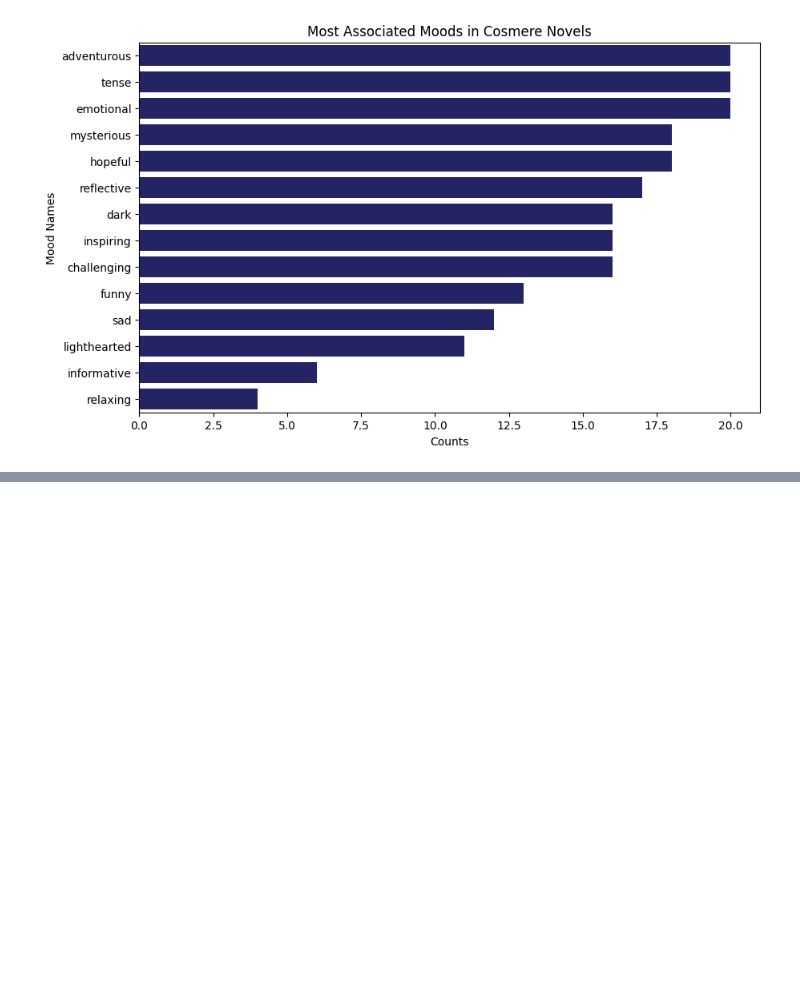
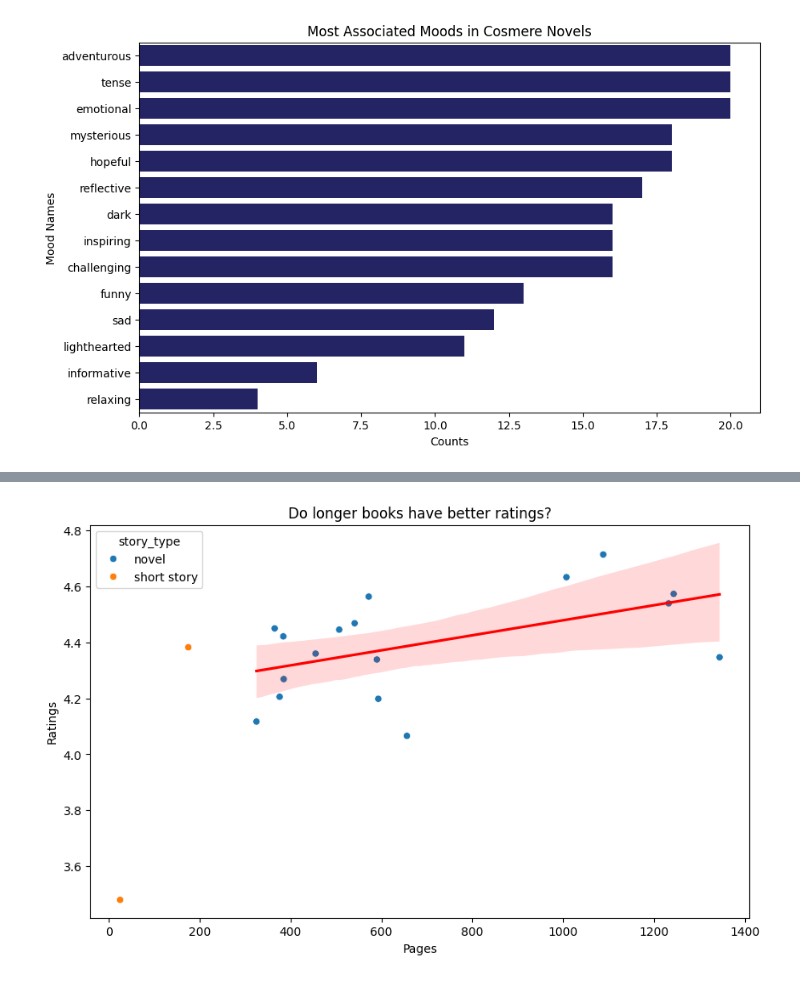
Before and after one commit to VishPetkar13/cosmere-analytics, a Jupyter notebook: notebooks/02_eda.ipynb, the cells around one changed output, grey strips where cells are left out. Cells and saved outputs as stored; diff of their text form; code cells hidden in the pictures; blank space fills up the shorter version.

```diff
--- a/notebooks/02_eda.ipynb
+++ b/notebooks/02_eda.ipynb
@@ -85,0 +117,3 @@ plt.show()
+# %%
+novel_df = df[df["story_type"]=="novel"]
+novel_df
@@ -85,0 +139,10 @@ plt.show()
+# %%
+plt.figure(figsize=(10, 6))
+sns.scatterplot(x=df["pages"], y=df["rating"], hue=df["story_type"])
+sns.regplot(x=novel_df["pages"], y=novel_df["rating"], scatter = False, color = "red")
+plt.xlabel("Pages")
+plt.ylabel("Ratings")
+plt.title("Do longer books have better ratings?")
+plt.show()
+# %% [output]
+[figure, added]
```
Also changed, not shown: parts of 4 cells of this notebook.
